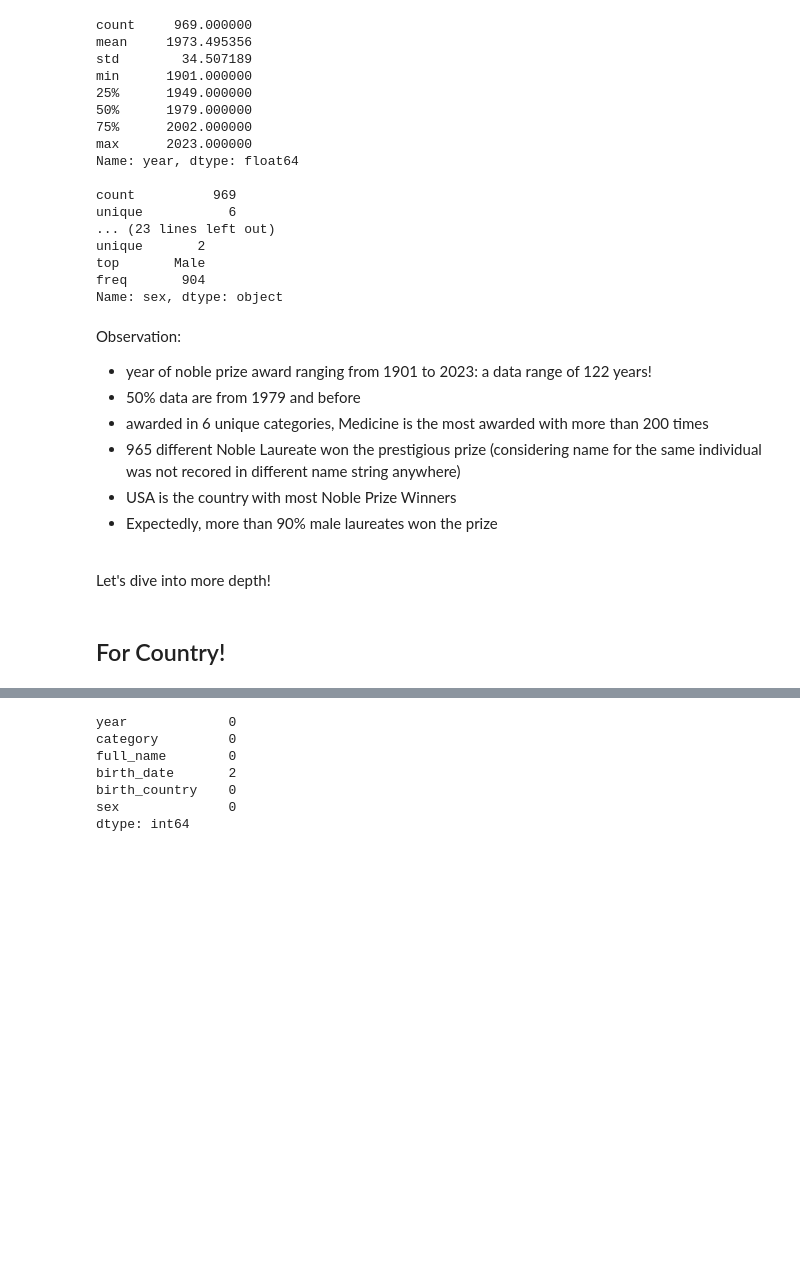
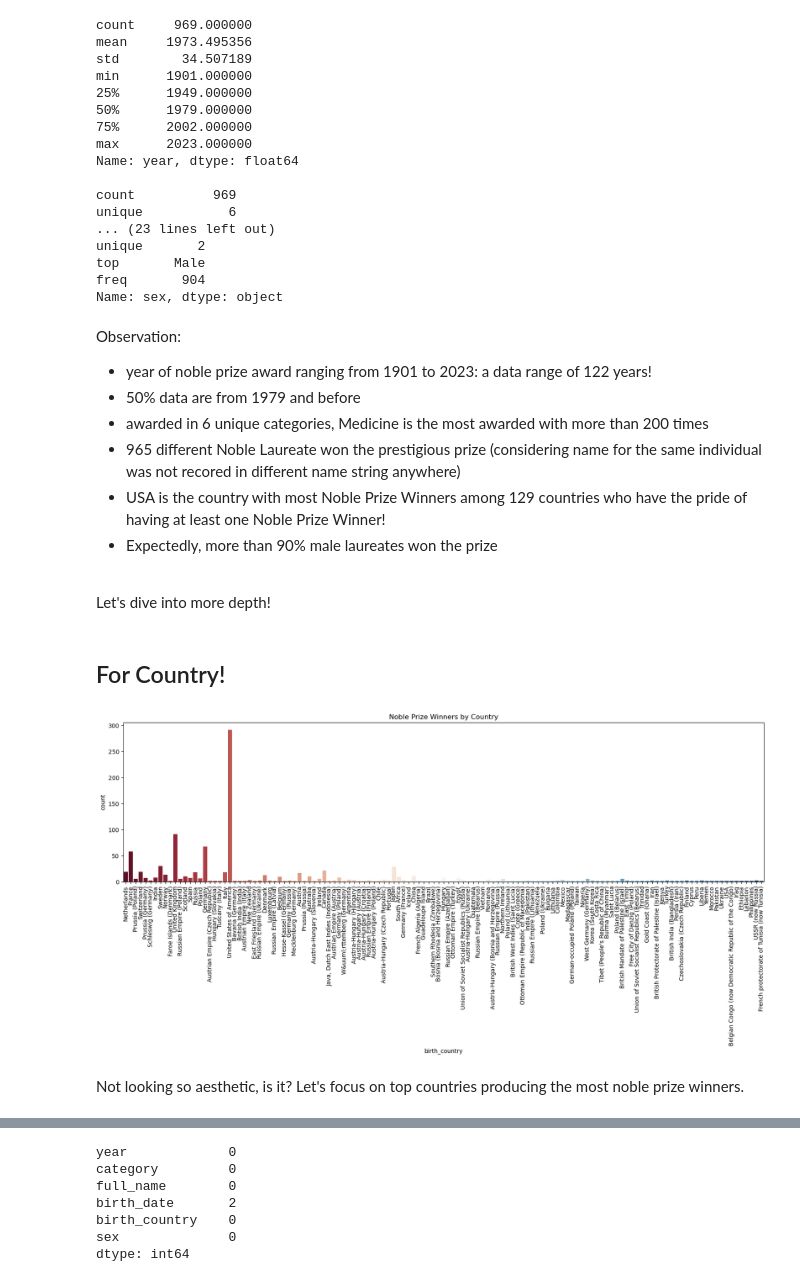
Before and after one commit to Ahnaf19/Nobel_prize_EDA, a Jupyter notebook: v1.ipynb, the cells around one changed output, grey strips where cells are left out. Drawn from its saved outputs; the diff is of its cells as text; code cells hidden in the pictures; blank space fills up the shorter version.

```diff
--- a/v1.ipynb
+++ b/v1.ipynb
@@ -208,10 +208,21 @@ Observation:
 - 50% data are from 1979 and before
 - awarded in 6 unique categories, Medicine is the most awarded with more than 200 times
 - 965 different Noble Laureate won the prestigious prize (considering name for the same individual was not recored in different name string anywhere)
-- USA is the country with most Noble Prize Winners
+- USA is the country with most Noble Prize Winners among 129 countries who have the pride of having at least one Noble Prize Winner!
 - Expectedly, more than 90% male laureates won the prize
 <br>
 
 Let's dive into more depth!
 # %% [markdown]
 ## For Country!
+# %%
+fig, ax = plt.subplots()
+g = sns.countplot(x="birth_country", data=df_filtered, palette='RdBu')
+plt.xticks(rotation=90)
+fig.set_size_inches([20, 5])
+ax.set_title('Noble Prize Winners by Country')
+plt.show()
+# %% [output]
+[figure, added]
+# %% [markdown]
+Not looking so aesthetic, is it? Let's focus on top countries producing the most noble prize winners.
```
Also changed, not shown: parts of 9 cells of this notebook.
